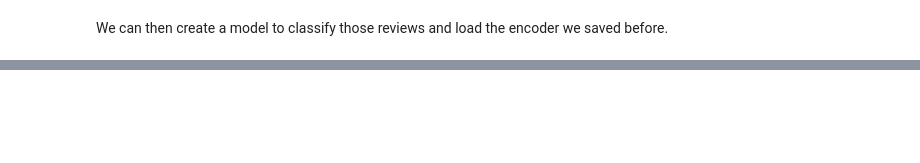
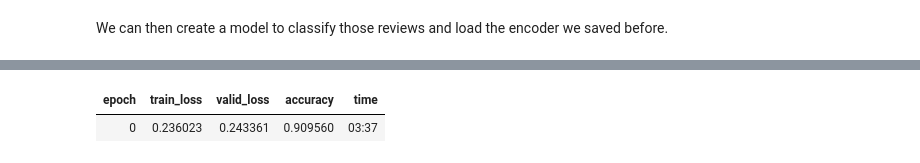
Before and after one commit to dancing-with-coffee/ANT6320, a Jupyter notebook: Yongdam/lesson3-imdb_submission.ipynb, the cells around one changed output, grey strips where cells are left out. Drawn from its saved outputs; the diff is of its cells as text; code cells hidden in the pictures; blank space fills up the shorter version.

```diff
--- a/Yongdam/lesson3-imdb_submission.ipynb
+++ b/Yongdam/lesson3-imdb_submission.ipynb
@@ -284,2 +327,6 @@ learn.recorder.plot()
 # %%
-learn.fit_one_cycle(1, 2e-2, moms=(0.8,0.7))
+#learn.fit_one_cycle(1, 2e-2, moms=(0.8,0.7))
+learn.fit_one_cycle(1, 2e-2, moms=(0.99, 0.9)) # hyperparamter를 조금 바꿔보자.
+# %% [output]
+| epoch | train_loss | valid_loss | accuracy | time |
+| 0 | 0.236023 | 0.243361 | 0.909560 | 03:37 |
```
Also changed, not shown: parts of 45 cells of this notebook, 1 other file.
